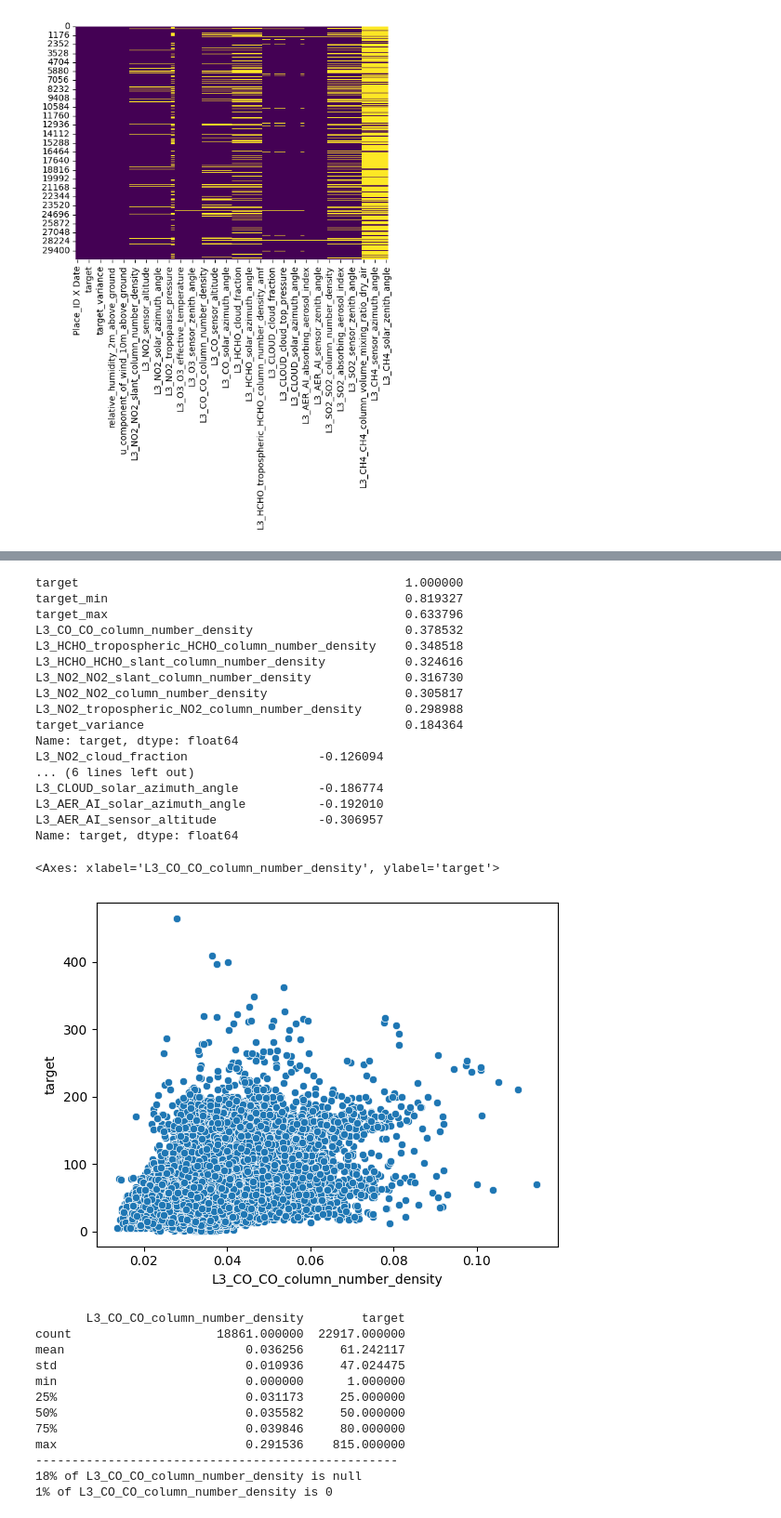
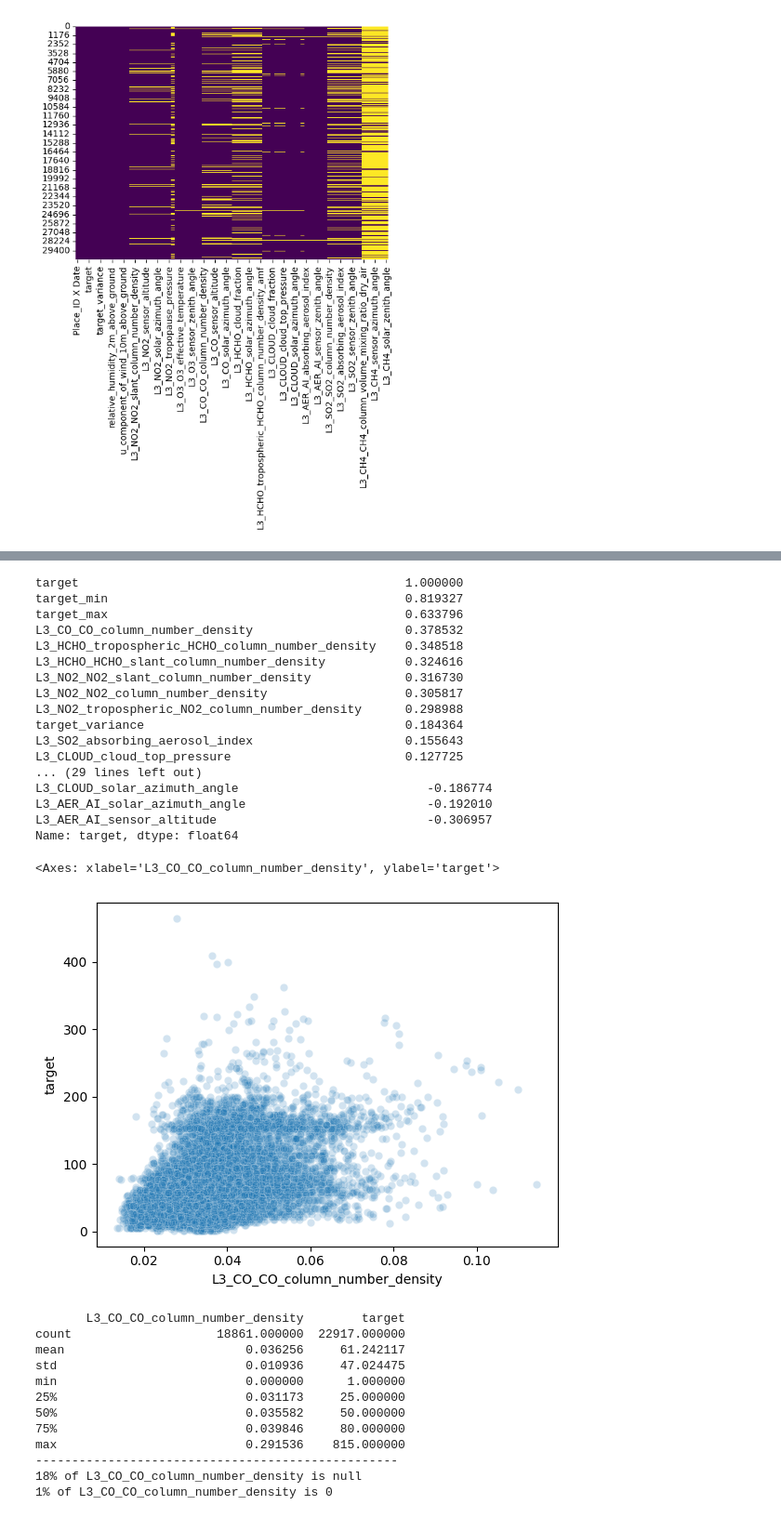
Before and after one commit to neuefische/ds-ml-project-pollution1, a Jupyter notebook: EDA_and_Basemodel.ipynb, the cells around one changed output, grey strips where cells are left out. Shown at 93% size. Saved outputs shown, nothing was run; the diff lists cells and outputs as text; code cells hidden in the pictures.

Commit message:
first review of models and features for train and predict

```diff
--- a/EDA_and_Basemodel.ipynb
+++ b/EDA_and_Basemodel.ipynb
@@ -100,8 +100,8 @@ plot_histograms(df_train)
 numeric_df = df_train.select_dtypes(include='number')
 corr = numeric_df.corr()
 target_corr = corr['target'].sort_values(ascending=False)
-print(target_corr.head(10))
-print(target_corr.tail(10))
+print(target_corr.head(23))
+print(target_corr.tail(20))
 # %% [output]
 target                                             1.000000
 target_min                                         0.819327
@@ -113,24 +113,24 @@ L3_NO2_NO2_slant_column_number_density             0.316730
 L3_NO2_NO2_column_number_density                   0.305817
 L3_NO2_tropospheric_NO2_column_number_density      0.298988
 target_variance                                    0.184364
+L3_SO2_absorbing_aerosol_index                     0.155643
+L3_CLOUD_cloud_top_pressure                        0.127725
+... (29 lines left out)
+L3_CLOUD_solar_azimuth_angle                          -0.186774
+L3_AER_AI_solar_azimuth_angle                         -0.192010
+L3_AER_AI_sensor_altitude                             -0.306957
 Name: target, dtype: float64
-L3_NO2_cloud_fraction                  -0.126094
-... (6 lines left out)
-L3_CLOUD_solar_azimuth_angle           -0.186774
-L3_AER_AI_solar_azimuth_angle          -0.192010
-L3_AER_AI_sensor_altitude              -0.306957
-Name: target, dtype: float64
 # %%
 """
 L3_CO_CO_column_number_density has highest correlation with target
 we use this therefore for a simple base model
 """
 # filtered for non-0 values and excluding some outliers
 import seaborn as sns
-sns.scatterplot(data=df_train[(df_train["L3_CO_CO_column_number_density"]>0) & (df_train["target"]<500)], y="target", x="L3_CO_CO_column_number_density")
+sns.scatterplot(data=df_train[(df_train["L3_CO_CO_column_number_density"]>0) & (df_train["target"]<500)], y="target", x="L3_CO_CO_column_number_density", alpha=0.2)
 # %% [output]
 <Axes: xlabel='L3_CO_CO_column_number_density', ylabel='target'>
-[figure, old version]
+[figure, new version]
 # %%
 feature = "L3_CO_CO_column_number_density"
 target = "target"
```
Also changed, not shown: parts of 1 cell of this notebook, 1 other file.
